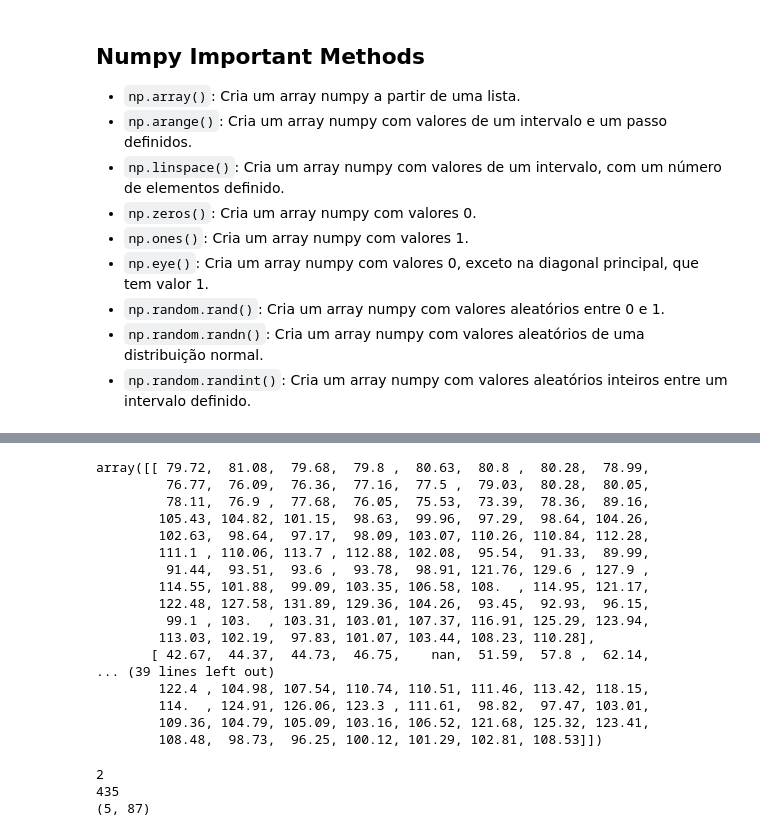
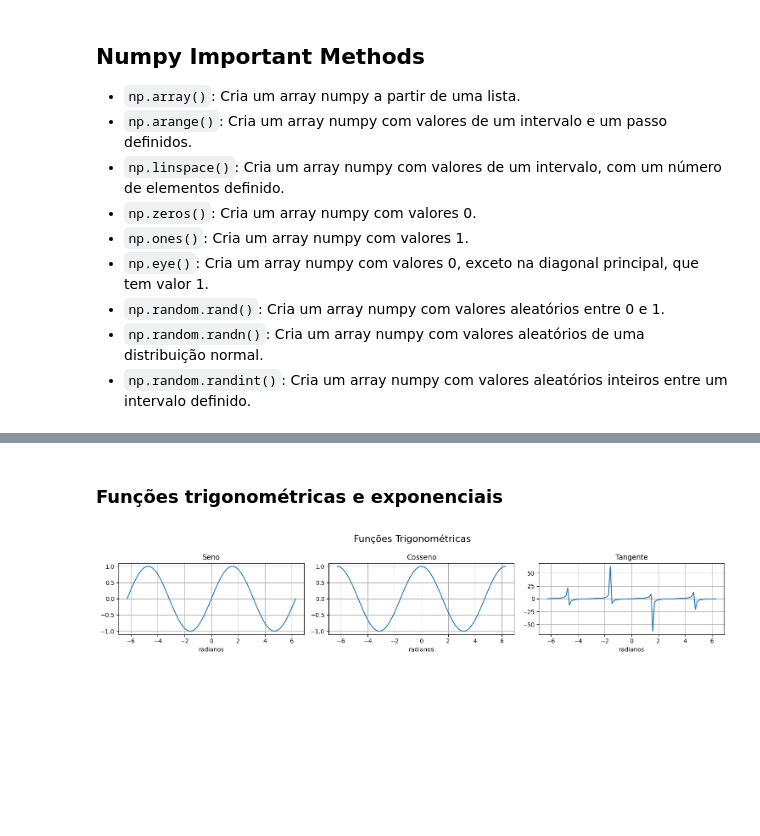
Before and after one commit to marcoaureliomenezes/AI-labs, a Jupyter notebook: ml_0_aux_tools/numpy/basics_numpy.ipynb, the cells around one changed output, grey strips where cells are left out. Cells and saved outputs as stored; diff of their text form; code cells hidden in the pictures; blank space fills up the shorter version.

```diff
--- a/ml_0_aux_tools/numpy/basics_numpy.ipynb
+++ b/ml_0_aux_tools/numpy/basics_numpy.ipynb
@@ -52,0 +55,24 @@ Shape Matriz : (4, 4), float64
+# %% [markdown]
+### Funções trigonométricas e exponenciais
+# %%
+eixo_x = np.linspace(-2*np.pi, 2*np.pi, 100)
+
+sen_fuct = np.sin(eixo_x)
+cos_fuct = np.cos(eixo_x)
+tg_fuct = np.tan(eixo_x)
+
+fig, eixo = plt.subplots(1, 3, figsize=(15, 3))
+_ = [eixo[i].grid(True) for i in range(3)]
+# Include the same label on axis x
+_ = [eixo[i].set_xlabel("radianos") for i in range(3)]
+_ = [eixo[i].set_title(j) for i, j in enumerate(['Seno', 'Cosseno', 'Tangente'])]
+
+fig.suptitle("Funções Trigonométricas", fontsize=16)
+sns.lineplot(x=eixo_x, y=sen_fuct, ax=eixo[0])
+sns.lineplot(x=eixo_x, y=cos_fuct, ax=eixo[1])
+sns.lineplot(x=eixo_x, y=tg_fuct, ax=eixo[2])
+
+plt.tight_layout()
+plt.show()
+# %% [output]
+[figure, added]
@@ -53,29 +86,6 @@ Shape Matriz : (4, 4), float64
 # %%
-data = np.loadtxt("../0_datasets/numpy/apples_ts.csv", delimiter=",", skiprows=1, usecols=np.arange(1, 88, 1))
-data
+dados = np.loadtxt("../../datasets/numpy/apples_ts.csv", delimiter=",", usecols=np.arange(1, 88, 1))
+#print(dados.ndim)
+#print(dados.size)
+#print(dados.shape)
+data_transposed = dados.T
-# %% [output]
-array([[ 79.72,  81.08,  79.68,  79.8 ,  80.63,  80.8 ,  80.28,  78.99,
-         76.77,  76.09,  76.36,  77.16,  77.5 ,  79.03,  80.28,  80.05,
-         78.11,  76.9 ,  77.68,  76.05,  75.53,  73.39,  78.36,  89.16,
-        105.43, 104.82, 101.15,  98.63,  99.96,  97.29,  98.64, 104.26,
-        102.63,  98.64,  97.17,  98.09, 103.07, 110.26, 110.84, 112.28,
-        111.1 , 110.06, 113.7 , 112.88, 102.08,  95.54,  91.33,  89.99,
-         91.44,  93.51,  93.6 ,  93.78,  98.91, 121.76, 129.6 , 127.9 ,
-        114.55, 101.88,  99.09, 103.35, 106.58, 108.  , 114.95, 121.17,
-        122.48, 127.58, 131.89, 129.36, 104.26,  93.45,  92.93,  96.15,
-         99.1 , 103.  , 103.31, 103.01, 107.37, 116.91, 125.29, 123.94,
-        113.03, 102.19,  97.83, 101.07, 103.44, 108.23, 110.28],
-       [ 42.67,  44.37,  44.73,  46.75,    nan,  51.59,  57.8 ,  62.14,
-... (39 lines left out)
-        122.4 , 104.98, 107.54, 110.74, 110.51, 111.46, 113.42, 118.15,
-        114.  , 124.91, 126.06, 123.3 , 111.61,  98.82,  97.47, 103.01,
-        109.36, 104.79, 105.09, 103.16, 106.52, 121.68, 125.32, 123.41,
-        108.48,  98.73,  96.25, 100.12, 101.29, 102.81, 108.53]])
-# %%
-print(data.ndim) #
-print(data.size) #
-print(data.shape) #
-# %% [output]
-2
-435
-(5, 87)
```
Also changed, not shown: parts of 6 cells of this notebook, 52 other files.
